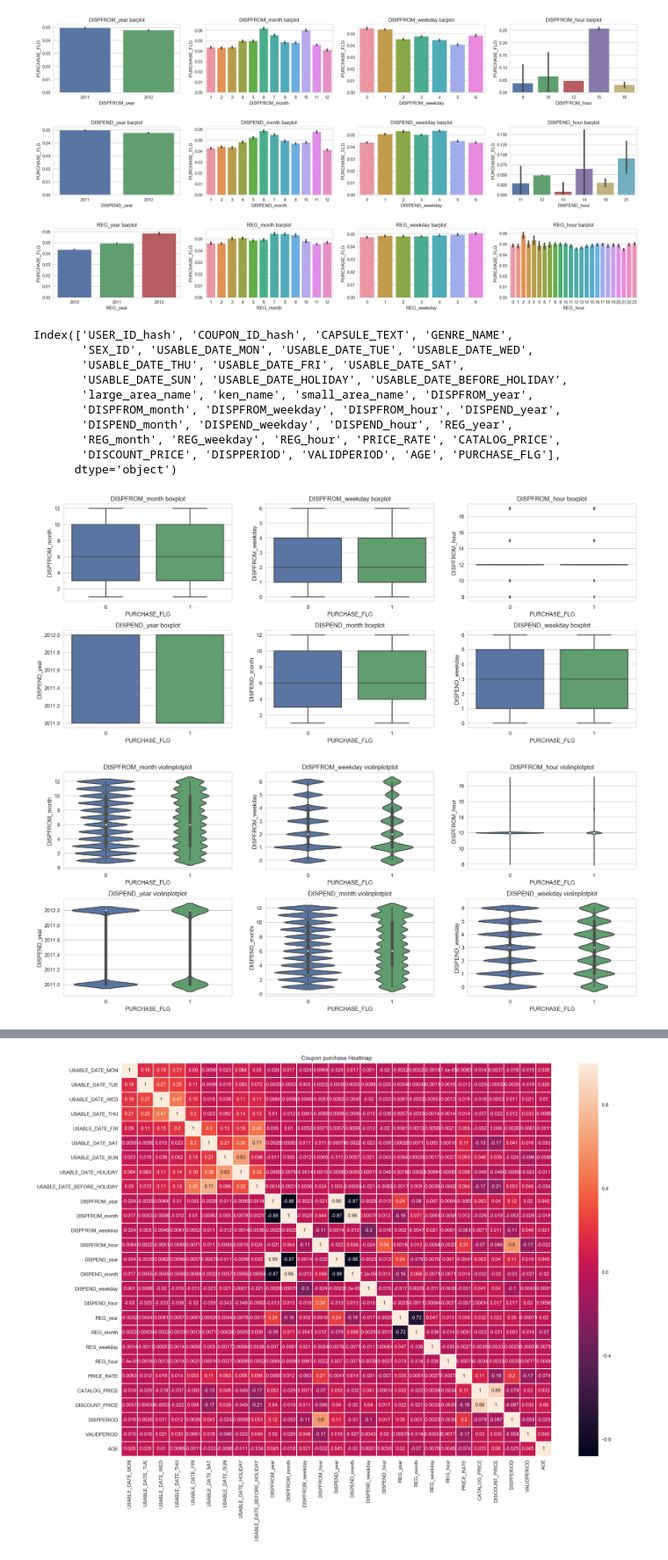
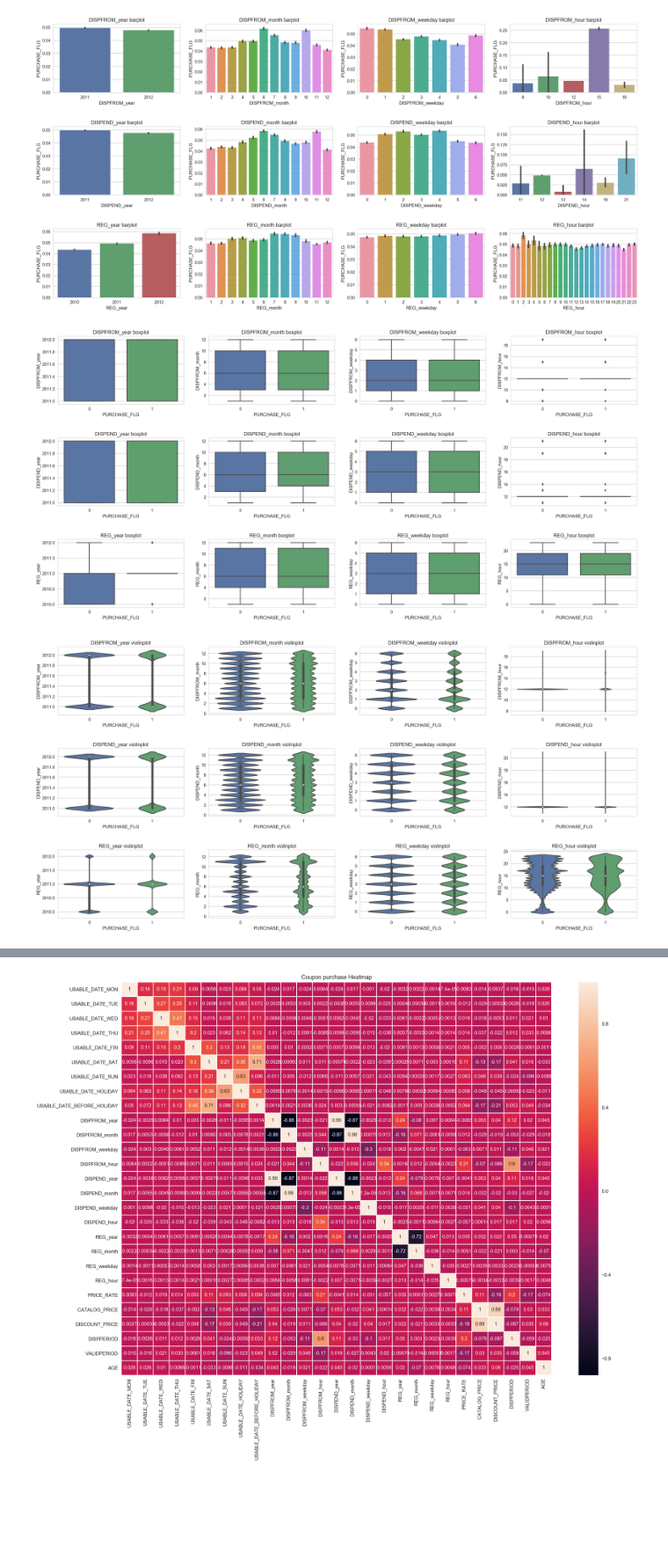
Before and after one commit to Romanism/Project, a Jupyter notebook: 02_Coupon Purchase Prediction/03_EDA.ipynb, the cells around one changed output, grey strips where cells are left out. Shown at 88% size. Saved outputs shown, nothing was run; the diff lists cells and outputs as text; code cells hidden in the pictures; blank space fills up the shorter version.

```diff
--- a/02_Coupon Purchase Prediction/03_EDA.ipynb
+++ b/02_Coupon Purchase Prediction/03_EDA.ipynb
@@ -27,0 +41,5 @@ for i in range(36):
+# %%
+# Unique
+print('train unique 갯수')
+for i in range(36):
+    print('{} : {}개'.format(train.columns[i], len(set(train[train.columns[i]]))))
@@ -117,40 +165,27 @@ for i in range(17, 28+1) :
     plt.title('{} barplot'.format(train.columns[i]))
 # %% [output]
 [figure]
-# %%
-train.columns
-# %% [output]
-Index(['USER_ID_hash', 'COUPON_ID_hash', 'CAPSULE_TEXT', 'GENRE_NAME',
-       'SEX_ID', 'USABLE_DATE_MON', 'USABLE_DATE_TUE', 'USABLE_DATE_WED',
-       'USABLE_DATE_THU', 'USABLE_DATE_FRI', 'USABLE_DATE_SAT',
-       'USABLE_DATE_SUN', 'USABLE_DATE_HOLIDAY', 'USABLE_DATE_BEFORE_HOLIDAY',
-       'large_area_name', 'ken_name', 'small_area_name', 'DISPFROM_year',
-       'DISPFROM_month', 'DISPFROM_weekday', 'DISPFROM_hour', 'DISPEND_year',
-       'DISPEND_month', 'DISPEND_weekday', 'DISPEND_hour', 'REG_year',
-       'REG_month', 'REG_weekday', 'REG_hour', 'PRICE_RATE', 'CATALOG_PRICE',
-       'DISCOUNT_PRICE', 'DISPPERIOD', 'VALIDPERIOD', 'AGE', 'PURCHASE_FLG'],
-      dtype='object')
 # %%
 # detail boxplot
-plt.figure(figsize=(20, 8))
-subplots_adjust(hspace = 0.3)
+plt.figure(figsize=(25, 12))
+subplots_adjust(hspace = 0.5)
 
-for i in range(18, 23+1) :
-    plt.subplot(2, 3, i-17)
+for i in range(17, 28+1) :
+    plt.subplot(3, 4, i-16)
     sns.boxplot(x = train['PURCHASE_FLG'], y = train[train.columns[i]], data = train)
     plt.title('{} boxplot'.format(train.columns[i]))
 # %% [output]
-[figure, old version]
+[figure, new version]
 # %%
 # detail violinplot
-plt.figure(figsize=(20, 8))
-subplots_adjust(hspace = 0.3)
+plt.figure(figsize=(25, 12))
+subplots_adjust(hspace = 0.5)
 
-for i in range(18, 23+1) :
-    plt.subplot(2, 3, i-17)
+for i in range(17, 28+1) :
+    plt.subplot(3, 4, i-16)
     sns.violinplot(x = train['PURCHASE_FLG'], y = train[train.columns[i]], data = train)
     plt.title('{} violinplot'.format(train.columns[i]))
 # %% [output]
-[figure, old version]
+[figure, new version]
 # %%
 # detail stripplot
```
Also changed, not shown: parts of 16 cells of this notebook, 4 other files.
